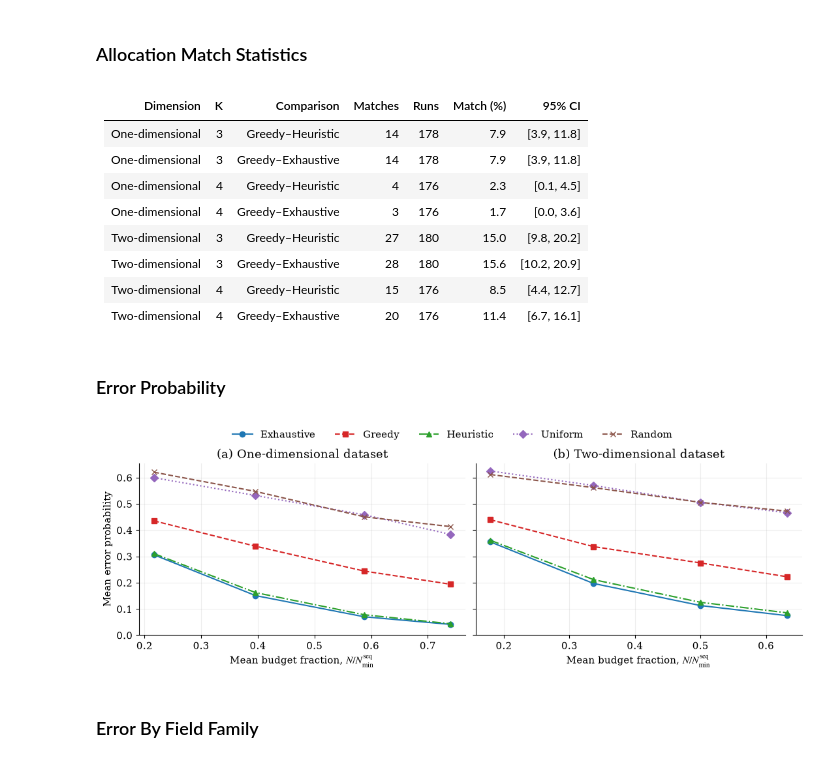
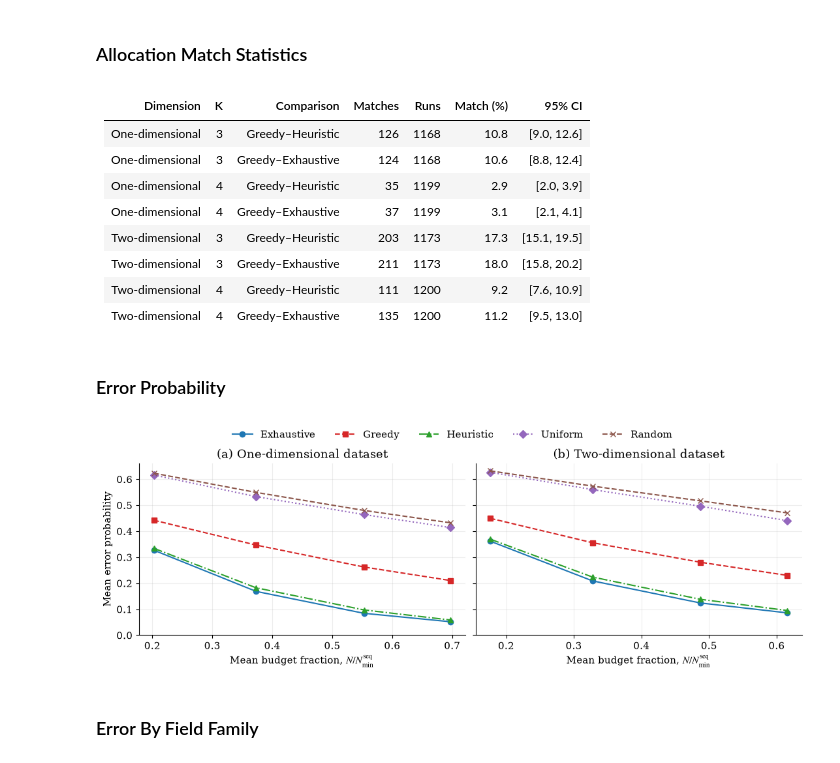
Before and after one commit to Avishka-Shamendra/quantum-sensor-placement-research, a Jupyter notebook: problem-2-min-error-seq/01_compact_analysis.ipynb, the cells around one changed output. Drawn from its saved outputs; the diff is of its cells as text; code cells hidden in the pictures.

```diff
--- a/problem-2-min-error-seq/01_compact_analysis.ipynb
+++ b/problem-2-min-error-seq/01_compact_analysis.ipynb
@@ -27,8 +19,9 @@ if str(SOURCE) not in sys.path:
 _analysis_module = importlib.reload(importlib.import_module("analysis"))
 run_analysis = _analysis_module.run_analysis
 _figures_module = importlib.reload(importlib.import_module("figures"))
-save_figures = _figures_module.save_figures
 summary_markdown = _figures_module.summary_markdown
 allocation_match_table = _figures_module.allocation_match_table
 allocation_match_markdown = _figures_module.allocation_match_markdown
+load_summary = _figures_module.load_summary
+load_case_rows = _figures_module.load_case_rows
 # %% [markdown]
@@ -40,6 +31,9 @@ The time limit applies independently to each method-budget evaluation. Checkpoin
 # %%
+# Load saved results by default. Set this to True to run or resume the study.
+RUN_ANALYSIS = False
+
 # Use "full" for the complete study after confirming the test run.
-RUN_MODE = "test"
+RUN_MODE = "full"
 RESUME = True
 TIME_LIMIT_SECONDS = 30.0
 EXACT_K_MAX = 4
@@ -174,41 +244,72 @@ Allocation agreement is reported in a table by dimension and $K$ for Greedy–He
 # %%
-# Save the allocation table and publication-quality figures, then display them.
+# Save and display the requested figures. Runtime is table-only.
+from collections import defaultdict
+from statistics import fmean
 _figures_module = importlib.reload(importlib.import_module("figures"))
-save_figures = _figures_module.save_figures
-allocation_match_table = _figures_module.allocation_match_table
-allocation_match_markdown = _figures_module.allocation_match_markdown
+
+
+def instance_averaged_error_rows(rows):
+    grouped = defaultdict(list)
+    metadata = {}
+    for row in _figures_module._matched_rows(rows):
+        key = (row["dataset"], row["case"], row["method"])
+        grouped[key].append(_figures_module._error(row))
+        metadata[key] = row
+
+    averaged = []
+    for key, values in grouped.items():
+        row = dict(metadata[key])
+        mean_error = fmean(values)
+        row["N"] = 0
+        row["actual_error"] = mean_error
+        row["error_probability"] = mean_error
+        averaged.append(row)
+    return averaged
+
 if not analysis["summary"]:
     raise RuntimeError("No matched completed cases are available for plotting")
 
-allocation_stats = allocation_match_table(analysis["rows"])
+allocation_stats = _figures_module.allocation_match_table(analysis["rows"])
 _analysis_module.write_csv(
     analysis["output"] / "tables" / "allocation_match.csv",
     allocation_stats,
 )
 display(Markdown("### Allocation Match Statistics"))
-display(Markdown(allocation_match_markdown(allocation_stats)))
+display(Markdown(_figures_module.allocation_match_markdown(allocation_stats)))
 
-figures = save_figures(
-    analysis["summary"],
-    analysis["rows"],
-    analysis["output"],
-)
+figures = {
+    "error_probability": _figures_module.plot_mean_error(analysis["summary"]),
+    "error_by_field_family": _figures_module.plot_error_by_family(
+        instance_averaged_error_rows(analysis["rows"])
+    ),
+}
+figure_directory = analysis["output"] / "figures"
+figure_directory.mkdir(parents=True, exist_ok=True)
+for obsolete_name in ("runtime_by_k", "runtime_boxplot", "seconds"):
+    for extension in ("pdf", "png"):
+        (figure_directory / f"{obsolete_name}.{extension}").unlink(missing_ok=True)
 for name, figure in figures.items():
+    for extension in ("pdf", "png"):
+        figure.savefig(
+            figure_directory / f"{name}.{extension}",
+            dpi=300,
+            bbox_inches="tight",
+        )
     display(Markdown(f"### {name.replace('_', ' ').title()}"))
     display(figure)
     plt.close(figure)
 # %% [output]
 ### Allocation Match Statistics
 | Dimension | K | Comparison | Matches | Runs | Match (%) | 95% CI |
 |---|---:|---|---:|---:|---:|---:|
-| One-dimensional | 3 | Greedy–Heuristic | 14 | 178 | 7.9 | [3.9, 11.8] |
-| One-dimensional | 3 | Greedy–Exhaustive | 14 | 178 | 7.9 | [3.9, 11.8] |
-| One-dimensional | 4 | Greedy–Heuristic | 4 | 176 | 2.3 | [0.1, 4.5] |
-| One-dimensional | 4 | Greedy–Exhaustive | 3 | 176 | 1.7 | [0.0, 3.6] |
-| Two-dimensional | 3 | Greedy–Heuristic | 27 | 180 | 15.0 | [9.8, 20.2] |
-| Two-dimensional | 3 | Greedy–Exhaustive | 28 | 180 | 15.6 | [10.2, 20.9] |
-| Two-dimensional | 4 | Greedy–Heuristic | 15 | 176 | 8.5 | [4.4, 12.7] |
-| Two-dimensional | 4 | Greedy–Exhaustive | 20 | 176 | 11.4 | [6.7, 16.1] |
+| One-dimensional | 3 | Greedy–Heuristic | 126 | 1168 | 10.8 | [9.0, 12.6] |
+| One-dimensional | 3 | Greedy–Exhaustive | 124 | 1168 | 10.6 | [8.8, 12.4] |
+| One-dimensional | 4 | Greedy–Heuristic | 35 | 1199 | 2.9 | [2.0, 3.9] |
+| One-dimensional | 4 | Greedy–Exhaustive | 37 | 1199 | 3.1 | [2.1, 4.1] |
+| Two-dimensional | 3 | Greedy–Heuristic | 203 | 1173 | 17.3 | [15.1, 19.5] |
+| Two-dimensional | 3 | Greedy–Exhaustive | 211 | 1173 | 18.0 | [15.8, 20.2] |
+| Two-dimensional | 4 | Greedy–Heuristic | 111 | 1200 | 9.2 | [7.6, 10.9] |
+| Two-dimensional | 4 | Greedy–Exhaustive | 135 | 1200 | 11.2 | [9.5, 13.0] |
 ### Error Probability
-[figure, old version]
+[figure, new version]
 ### Error By Field Family
```
Also changed, not shown: parts of 10 cells of this notebook, 5 other files.
